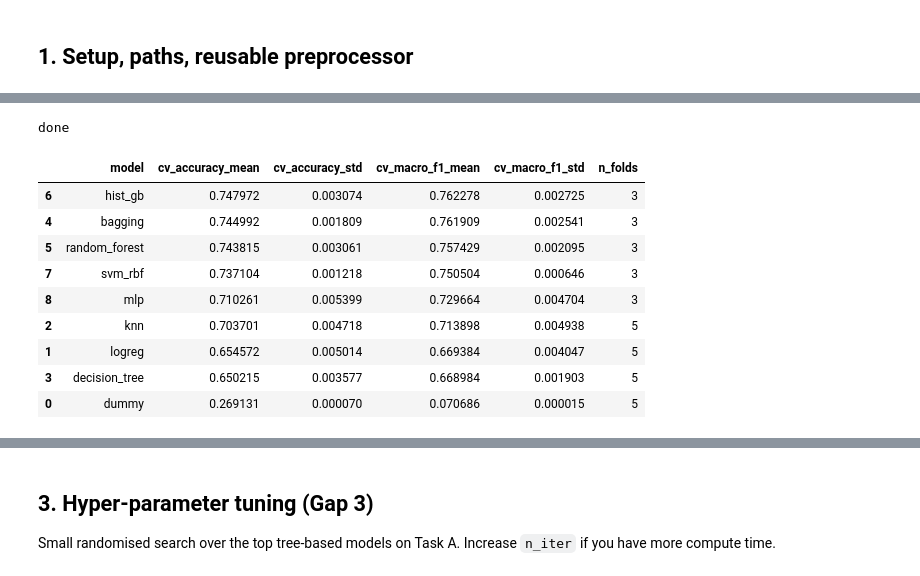
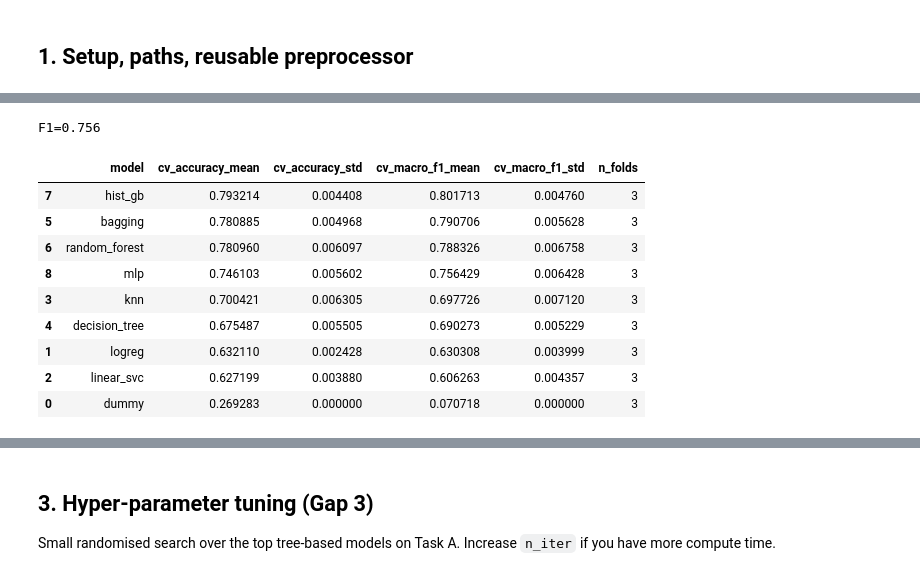
Before and after one commit to shounak9906/ML-project, a Jupyter notebook: notebooks/04_next_steps_code.ipynb, the cells around one changed output, grey strips where cells are left out. Cells and saved outputs as stored; diff of their text form; code cells hidden in the pictures.

```diff
--- a/notebooks/04_next_steps_code.ipynb
+++ b/notebooks/04_next_steps_code.ipynb
@@ -199,43 +291,40 @@ Regression zoo:     ['dummy', 'ridge', 'polynomial_ridge', 'knn', 'decision_tree
 # %%
-# Cross-validate the WHOLE zoo on Task A (era classification).
-# Safer/faster scan: disable estimator internal parallelism and reduce cost for expensive models.
-from sklearn.model_selection import StratifiedKFold, cross_validate
+# Initial scan: 3-fold CV on the WHOLE zoo to compare models quickly.
+# Top 3-4 will be re-evaluated at 5 folds in the next cell for a tighter estimate.
+from sklearn.model_selection import StratifiedKFold, cross_validate, cross_val_score
 from sklearn.base import clone
 
-# Build the zoo once
 zoo = make_model_zoo("classification")
+cv_scan = StratifiedKFold(n_splits=3, shuffle=True, random_state=RANDOM_STATE)
 
-# Models we consider expensive for the quick scan
-expensive_models = {"random_forest", "hist_gb", "xgboost", "lightgbm", "svm_rbf", "mlp", "bagging"}
 
-rows = []
-for name, pipe in zoo.items():
-    print(f"CV: {name} ...", end=" ", flush=True)
+def _trim_for_scan(name, pipe):
+    """Slightly cheaper hyperparameters for the initial scan so wall-clock stays low."""
     p = clone(pipe)
-    # Defensive: set estimator n_jobs=1 where possible to avoid nested parallelism
     try:
-        est = p.named_steps['m']
-        if hasattr(est, 'n_jobs'):
-            try:
-                est.set_params(n_jobs=1)
-            except Exception:
-                est.n_jobs = 1
-        # reduce complexity for quick scan
-        if name == 'random_forest' and hasattr(est, 'n_estimators'):
+        est = p.named_steps["m"]
+        if hasattr(est, "n_jobs"):
+            try: est.set_params(n_jobs=1)
+            except Exception: est.n_jobs = 1
+        if name == "random_forest" and hasattr(est, "n_estimators"):
             try: est.set_params(n_estimators=100)
             except Exception: pass
-        if name == 'hist_gb' and hasattr(est, 'max_iter'):
+        if name == "hist_gb" and hasattr(est, "max_iter"):
             try: est.set_params(max_iter=100)
             except Exception: pass
-        if name in ('xgboost','lightgbm') and hasattr(est, 'n_estimators'):
+        if name in ("xgboost", "lightgbm") and hasattr(est, "n_estimators"):
             try: est.set_params(n_estimators=200)
             except Exception: pass
     except Exception:
         pass
+    return p
 
-    folds = 3 if name in expensive_models else 5
-    cv_local = StratifiedKFold(n_splits=folds, shuffle=True, random_state=RANDOM_STATE)
-    s = cross_validate(p, X_train, y_era_train, cv=cv_local,
+
+rows = []
+for name, pipe in zoo.items():
+    print(f"CV (3-fold): {name} ...", end=" ", flush=True)
+    p = _trim_for_scan(name, pipe)
+    s = cross_validate(p, X_train, y_era_train, cv=cv_scan,
                        scoring=["accuracy", "f1_macro"], n_jobs=-1)
     rows.append({
         "model": name,
@@ -243,9 +332,9 @@ for name, pipe in zoo.items():
         "cv_accuracy_std": s["test_accuracy"].std(),
         "cv_macro_f1_mean": s["test_f1_macro"].mean(),
         "cv_macro_f1_std": s["test_f1_macro"].std(),
-        "n_folds": folds,
+        "n_folds": 3,
     })
-    print("done")
+    print(f"F1={s['test_f1_macro'].mean():.3f}")
 
 zoo_cv_era = pd.DataFrame(rows).sort_values("cv_macro_f1_mean", ascending=False)
 zoo_cv_era.to_csv(REPORTS_DIR / "zoo_cv_era.csv", index=False)
@@ -263,11 +352,11 @@ CV: mlp ...
-done
+F1=0.756
 |  | model | cv_accuracy_mean | cv_accuracy_std | cv_macro_f1_mean | cv_macro_f1_std | n_folds |
-| 6 | hist_gb | 0.747972 | 0.003074 | 0.762278 | 0.002725 | 3 |
-| 4 | bagging | 0.744992 | 0.001809 | 0.761909 | 0.002541 | 3 |
-| 5 | random_forest | 0.743815 | 0.003061 | 0.757429 | 0.002095 | 3 |
-| 7 | svm_rbf | 0.737104 | 0.001218 | 0.750504 | 0.000646 | 3 |
-| 8 | mlp | 0.710261 | 0.005399 | 0.729664 | 0.004704 | 3 |
-| 2 | knn | 0.703701 | 0.004718 | 0.713898 | 0.004938 | 5 |
-| 1 | logreg | 0.654572 | 0.005014 | 0.669384 | 0.004047 | 5 |
-| 3 | decision_tree | 0.650215 | 0.003577 | 0.668984 | 0.001903 | 5 |
-| 0 | dummy | 0.269131 | 0.000070 | 0.070686 | 0.000015 | 5 |
+| 7 | hist_gb | 0.793214 | 0.004408 | 0.801713 | 0.004760 | 3 |
+| 5 | bagging | 0.780885 | 0.004968 | 0.790706 | 0.005628 | 3 |
+| 6 | random_forest | 0.780960 | 0.006097 | 0.788326 | 0.006758 | 3 |
+| 8 | mlp | 0.746103 | 0.005602 | 0.756429 | 0.006428 | 3 |
+| 3 | knn | 0.700421 | 0.006305 | 0.697726 | 0.007120 | 3 |
+| 4 | decision_tree | 0.675487 | 0.005505 | 0.690273 | 0.005229 | 3 |
+| 1 | logreg | 0.632110 | 0.002428 | 0.630308 | 0.003999 | 3 |
+| 2 | linear_svc | 0.627199 | 0.003880 | 0.606263 | 0.004357 | 3 |
+| 0 | dummy | 0.269283 | 0.000000 | 0.070718 | 0.000000 | 3 |
```
Also changed, not shown: parts of 29 cells of this notebook, 15 other files.
